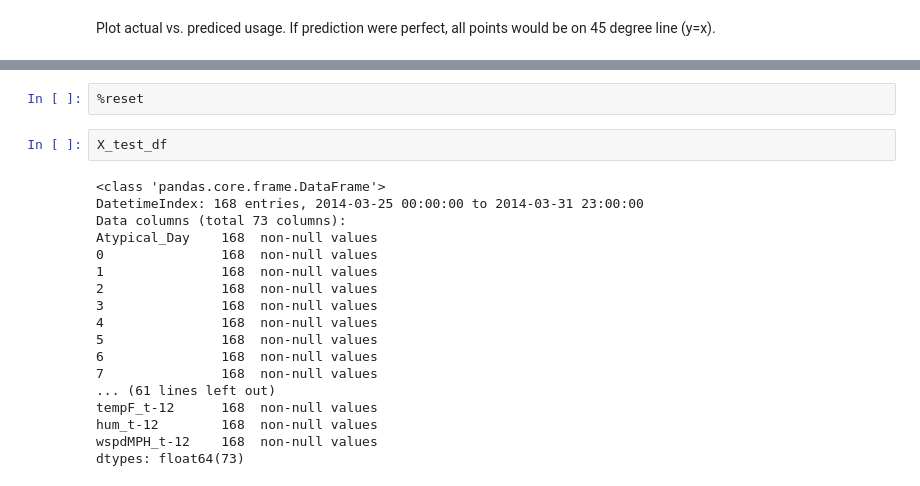
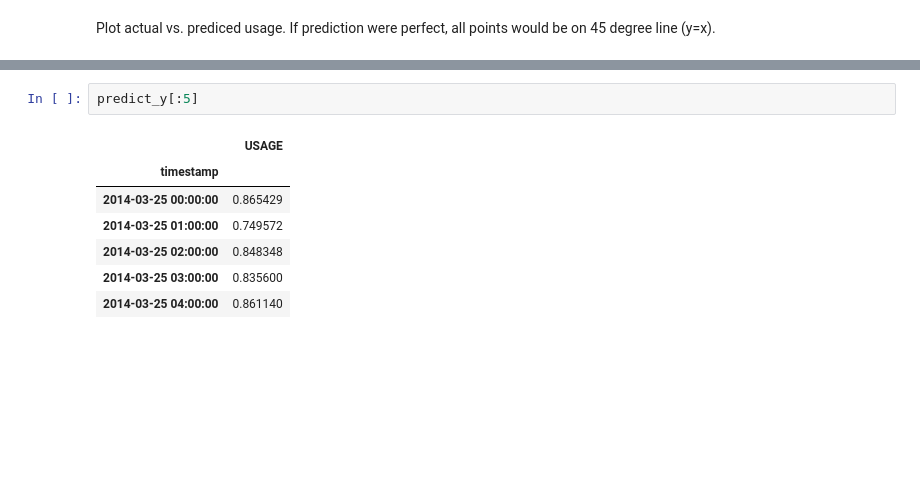
Before and after one commit to jtelszasz/my_energy_forecast_SVR, a Jupyter notebook: Elec_SVM.ipynb, the cells around one changed output, grey strips where cells are left out. Cells and saved outputs as stored; diff of their text form; blank space fills up the shorter version.

```diff
--- a/Elec_SVM.ipynb
+++ b/Elec_SVM.ipynb
@@ -236,22 +264,10 @@ plt.ylabel('Predicted Elec. Usage (kWh)')
-# %%
-%reset
-# %%
-X_test_df
-# %% [output]
-<class 'pandas.core.frame.DataFrame'>
-DatetimeIndex: 168 entries, 2014-03-25 00:00:00 to 2014-03-31 23:00:00
-Data columns (total 73 columns):
-Atypical_Day    168  non-null values
-0               168  non-null values
-1               168  non-null values
-2               168  non-null values
-3               168  non-null values
-4               168  non-null values
-5               168  non-null values
-6               168  non-null values
-7               168  non-null values
-... (61 lines left out)
-tempF_t-12      168  non-null values
-hum_t-12        168  non-null values
-wspdMPH_t-12    168  non-null values
-dtypes: float64(73)
+# %%
+predict_y[:5]
+# %% [output]
+|  | USAGE |
+| timestamp |  |
+| 2014-03-25 00:00:00 | 0.865429 |
+| 2014-03-25 01:00:00 | 0.749572 |
+| 2014-03-25 02:00:00 | 0.848348 |
+| 2014-03-25 03:00:00 | 0.835600 |
+| 2014-03-25 04:00:00 | 0.861140 |
```
Also changed, not shown: parts of 19 cells of this notebook, 8 other files.
